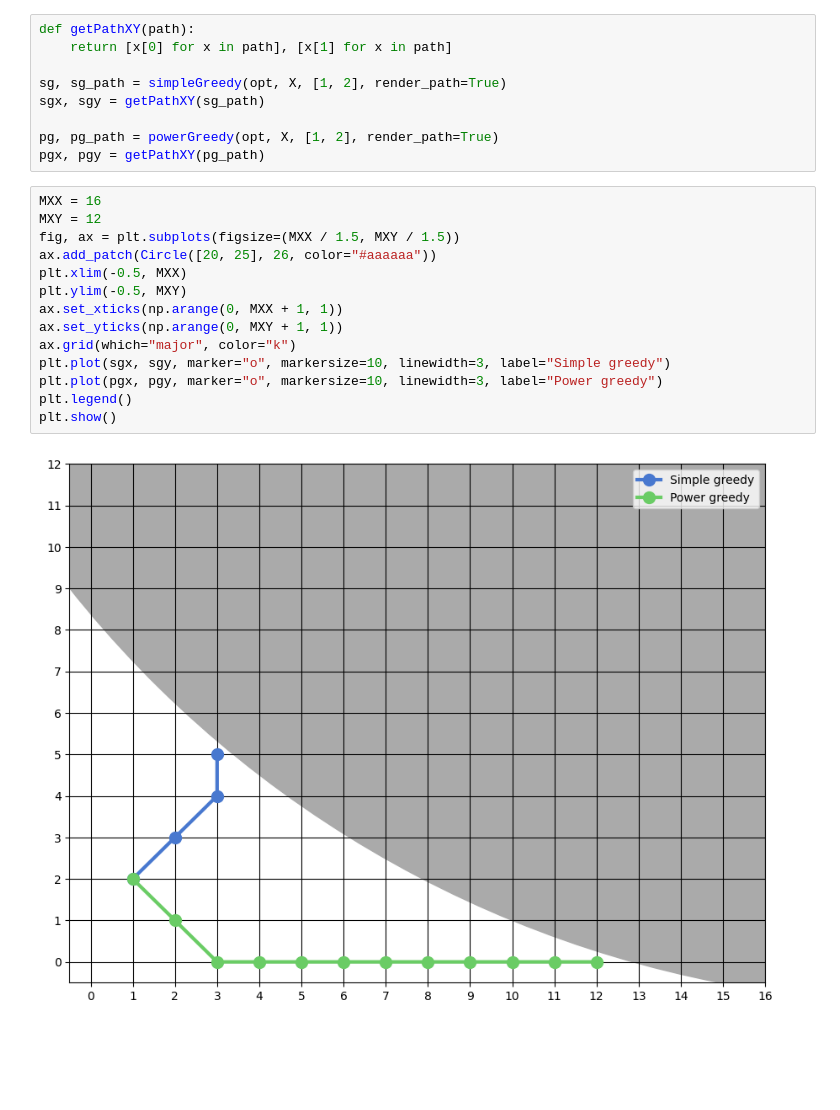
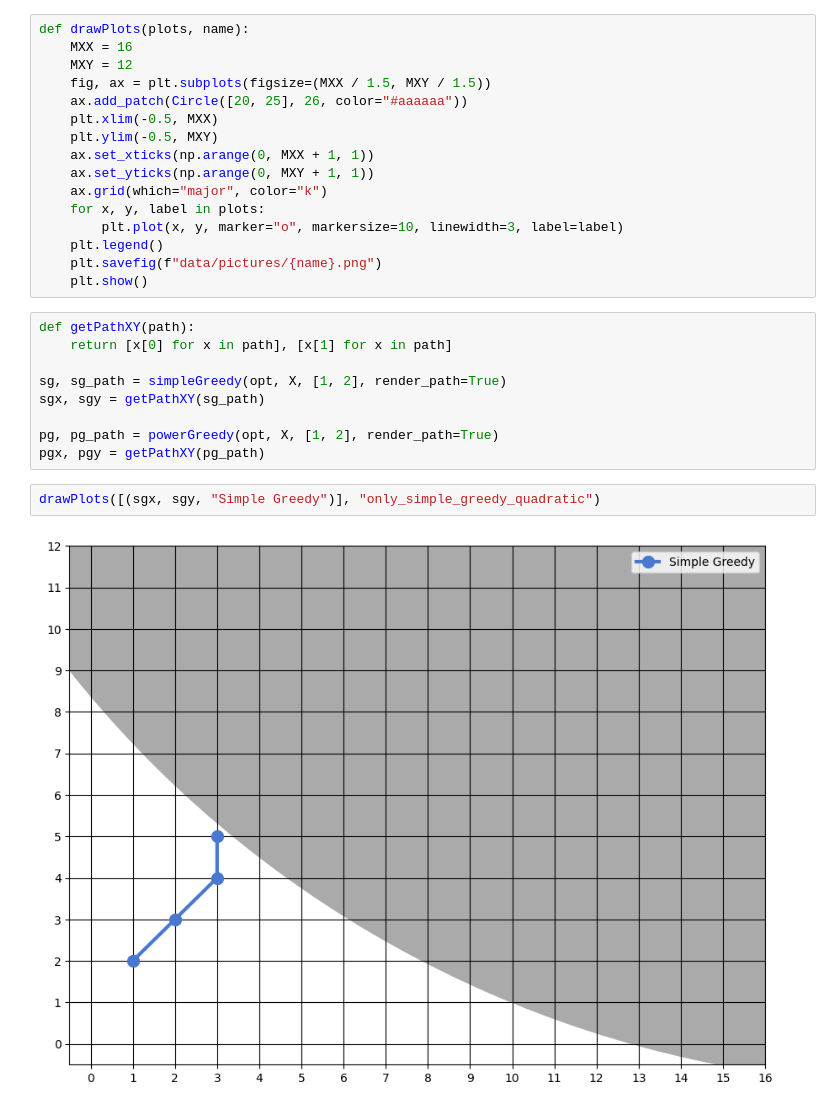
Before and after one commit to okwedook/greedy-research, a Jupyter notebook: greedy_example.ipynb, the cells around one changed output. Drawn from its saved outputs; the diff is of its cells as text; blank space fills up the shorter version.

Commit message:
:hammer: Save pictures directly from the ipynb notebook

```diff
--- a/greedy_example.ipynb
+++ b/greedy_example.ipynb
@@ -13,6 +13,22 @@ X = Box([0, 0], [20, 20], dtype=np.int32)
 from greedy_algorithms import simpleGreedy, powerGreedy
 # %%
 opt = QuadraticOptimization([-1, -1], [40, 50], -349, lambda x: x[0] + x[1])
+# %%
+def drawPlots(plots, name):
+    MXX = 16
+    MXY = 12
+    fig, ax = plt.subplots(figsize=(MXX / 1.5, MXY / 1.5))
+    ax.add_patch(Circle([20, 25], 26, color="#aaaaaa"))
+    plt.xlim(-0.5, MXX)
+    plt.ylim(-0.5, MXY)
+    ax.set_xticks(np.arange(0, MXX + 1, 1))
+    ax.set_yticks(np.arange(0, MXY + 1, 1))
+    ax.grid(which="major", color="k")
+    for x, y, label in plots:
+        plt.plot(x, y, marker="o", markersize=10, linewidth=3, label=label)
+    plt.legend()
+    plt.savefig(f"data/pictures/{name}.png")
+    plt.show()
 # %%
 def getPathXY(path):
     return [x[0] for x in path], [x[1] for x in path]
@@ -22,19 +38,7 @@ sgx, sgy = getPathXY(sg_path)
 
 pg, pg_path = powerGreedy(opt, X, [1, 2], render_path=True)
 pgx, pgy = getPathXY(pg_path)
-# %%
-MXX = 16
-MXY = 12
-fig, ax = plt.subplots(figsize=(MXX / 1.5, MXY / 1.5))
-ax.add_patch(Circle([20, 25], 26, color="#aaaaaa"))
-plt.xlim(-0.5, MXX)
-plt.ylim(-0.5, MXY)
-ax.set_xticks(np.arange(0, MXX + 1, 1))
-ax.set_yticks(np.arange(0, MXY + 1, 1))
-ax.grid(which="major", color="k")
-plt.plot(sgx, sgy, marker="o", markersize=10, linewidth=3, label="Simple greedy")
-plt.plot(pgx, pgy, marker="o", markersize=10, linewidth=3, label="Power greedy")
-plt.legend()
-plt.show()
-# %% [output]
-[figure, removed]
+# %%
+drawPlots([(sgx, sgy, "Simple Greedy")], "only_simple_greedy_quadratic")
+# %% [output]
+[figure, added]
```
Also changed, not shown: parts of 1 cell of this notebook, 3 other files.
